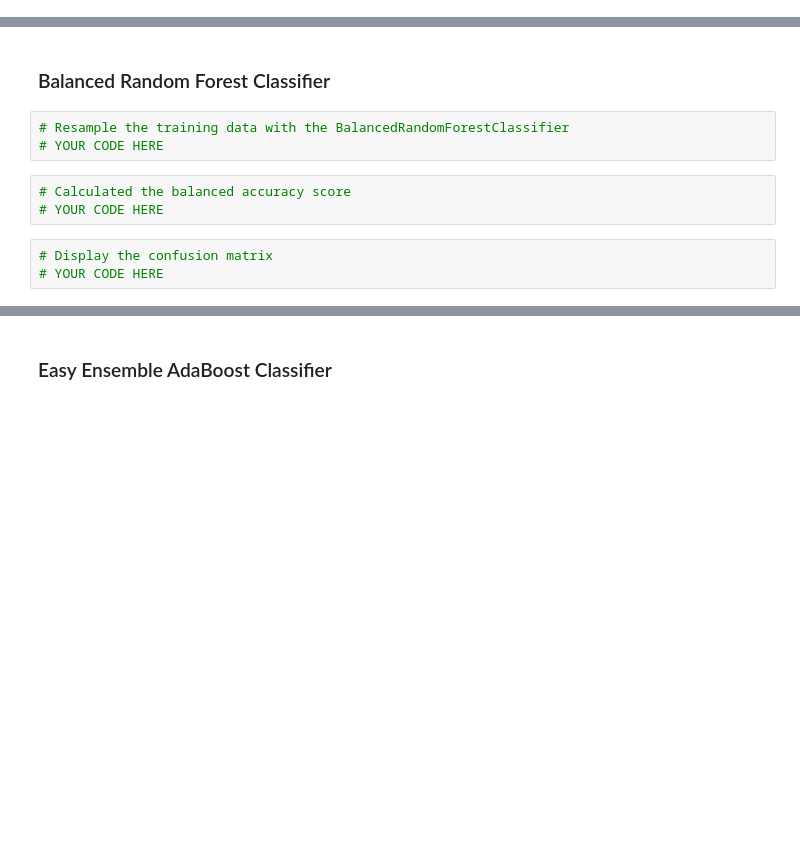
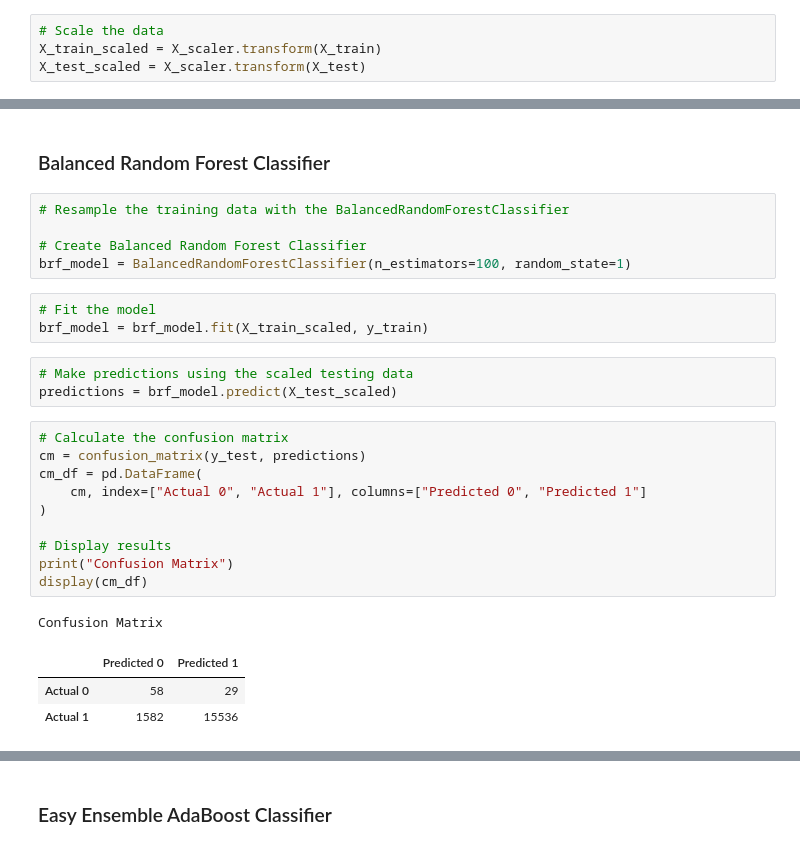
Before and after one commit to Christy-cyber/Credit_Risk_Analysis, a Jupyter notebook: Notebook/credit_risk_ensemble.ipynb, the cells around one changed output, grey strips where cells are left out. Saved outputs shown, nothing was run; the diff lists cells and outputs as text; blank space fills up the shorter version.

Commit message:
Updating file through Balanced Random Forest Classifier

```diff
--- a/Notebook/credit_risk_ensemble.ipynb
+++ b/Notebook/credit_risk_ensemble.ipynb
@@ -165,3 +171,7 @@ X_train, X_test, y_train, y_test = train_test_split(X,
+# %%
+# Scale the data
+X_train_scaled = X_scaler.transform(X_train)
+X_test_scaled = X_scaler.transform(X_test)
 # %% [markdown]
 # Ensemble Learners
 
@@ -178,10 +188,27 @@ Note: Use a random state of 1 for each algorithm to ensure consistency between t
 ### Balanced Random Forest Classifier
 # %%
 # Resample the training data with the BalancedRandomForestClassifier
-# YOUR CODE HERE
+
+# Create Balanced Random Forest Classifier
+brf_model = BalancedRandomForestClassifier(n_estimators=100, random_state=1)
-# %%
-# Calculated the balanced accuracy score
-# YOUR CODE HERE
-# %%
-# Display the confusion matrix
-# YOUR CODE HERE
+# %%
+# Fit the model
+brf_model = brf_model.fit(X_train_scaled, y_train)
+# %%
+# Make predictions using the scaled testing data
+predictions = brf_model.predict(X_test_scaled)
+# %%
+# Calculate the confusion matrix
+cm = confusion_matrix(y_test, predictions)
+cm_df = pd.DataFrame(
+    cm, index=["Actual 0", "Actual 1"], columns=["Predicted 0", "Predicted 1"]
+)
+
+# Display results
+print("Confusion Matrix")
+display(cm_df)
+# %% [output]
+Confusion Matrix
+|  | Predicted 0 | Predicted 1 |
+| Actual 0 | 58 | 29 |
+| Actual 1 | 1582 | 15536 |
```
Also changed, not shown: parts of 6 cells of this notebook.
